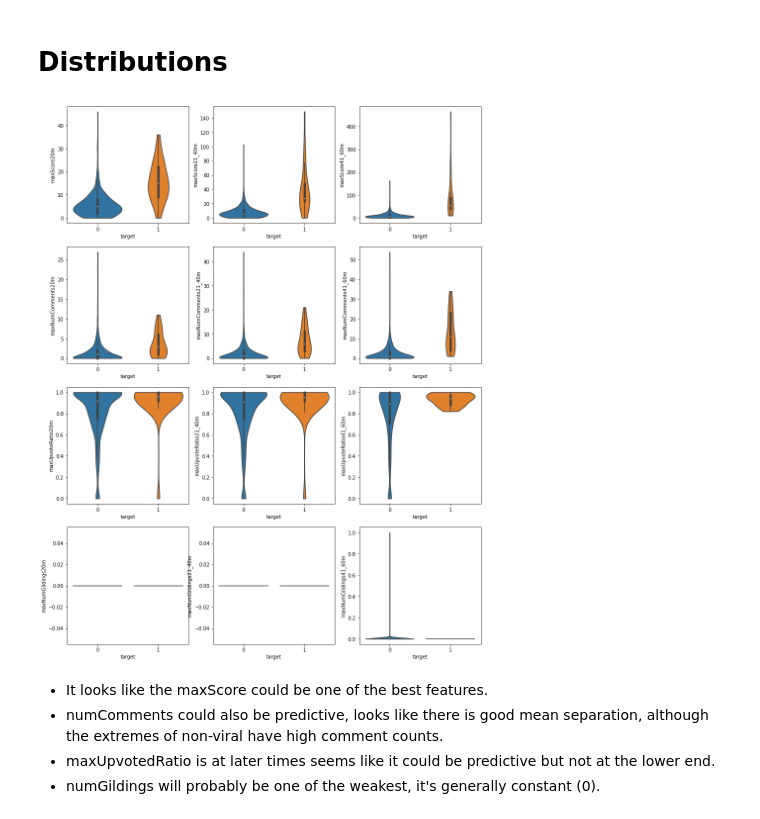
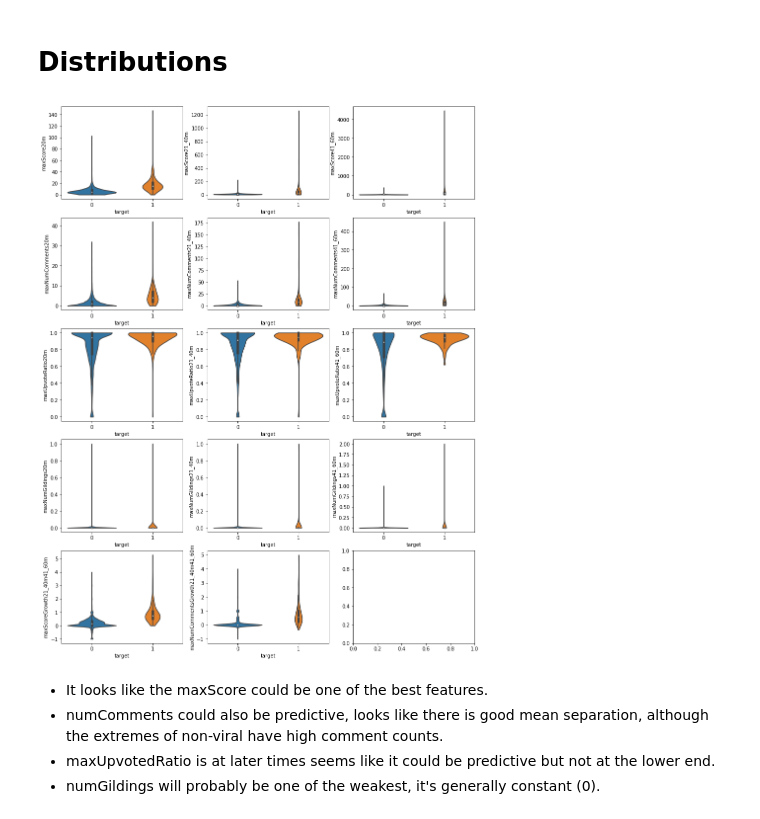
Before and after one commit to kennethjmyers/Top-Reddit-Posts, a Jupyter notebook: model/univariateAnalysis.ipynb, the cells around one changed output. Drawn from its saved outputs; the diff is of its cells as text; code cells hidden in the pictures.

Commit message:
Model refit (#11)
* retraining of the model for new data. tracking of model name when predicting. utils updates

* readme update

```diff
--- a/model/univariateAnalysis.ipynb
+++ b/model/univariateAnalysis.ipynb
@@ -17,6 +20,8 @@ os.environ['TZ'] = 'UTC'
 # Read from S3
 
 After the data has been collected, the dataset size is relatively small with significant reduction over scraped dataset.
+# %%
+filename = 's3a://data-kennethmyers/model_data/redditAggregatedData-20230502.parquet'
 # %%
 cfg_file = utils.findConfig()
 cfg = utils.parseConfig(cfg_file)
@@ -31,24 +36,32 @@ spark = (
   .config("fs.s3a.secret.key", cfg['SECRETKEY'])
   .getOrCreate()
 )
-df = spark.read.parquet('s3a://data-kennethmyers/redditAggregatedData.parquet').toPandas()
+df = spark.read.parquet(filename).toPandas()
 # %% [markdown]
 # Distributions
 # %%
 df = df.fillna(0)
 
 featureColumns = df.columns[4:-1]
-featureColumns = np.array(featureColumns).reshape(4,3)
+featureColumns = np.array(featureColumns)
+featureColumns = np.pad(
+  featureColumns,
+  (0, 5*3 - featureColumns.size),
+  mode='constant',
+  constant_values=''
+).reshape(5,3)
 
-fig, axes = plt.subplots(4, 3, figsize=(15, 20), sharey=False)
+fig, axes = plt.subplots(5, 3, figsize=(15, 20), sharey=False)
 
 for i,row in enumerate(featureColumns):
   for j,col in enumerate(row):
+    if col=='':
+      continue
     sns.violinplot(data = df, x='target', y=col, ax=axes[i,j], cut=0)
 
 plt.show()
 # %% [output]
-[figure, old version]
+[figure, new version]
 # %% [markdown]
 - It looks like the maxScore could be one of the best features.
 - numComments could also be predictive, looks like there is good mean separation, although the extremes of non-viral have high comment counts.
```
Also changed, not shown: parts of 7 cells of this notebook, 16 other files.
